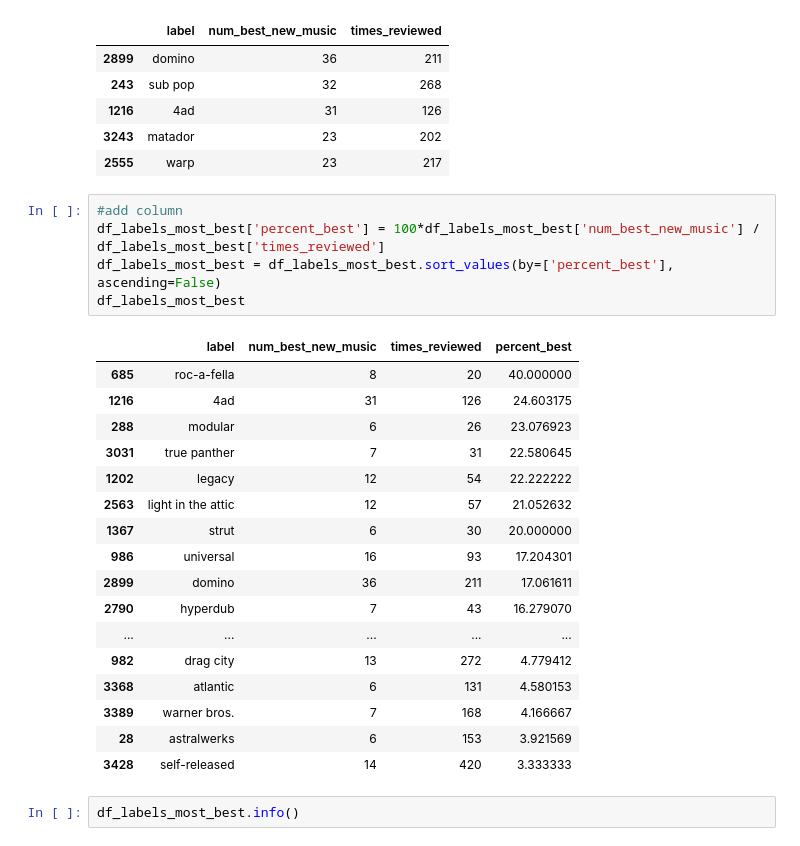
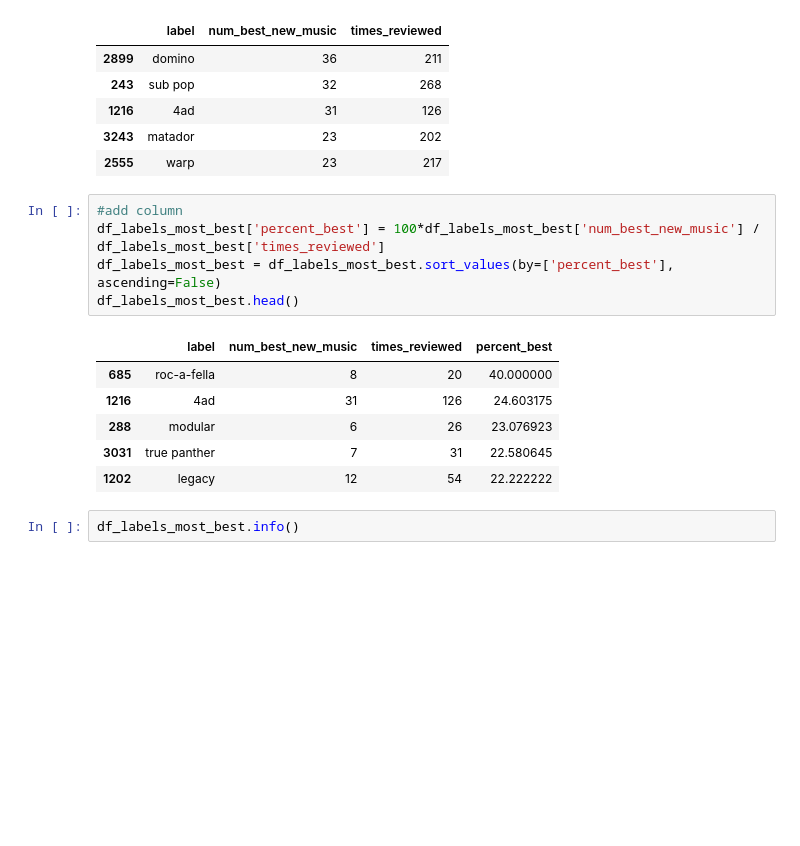
Before and after one commit to tsgreenwood-flatiron-data-science/mod2_final_project, a Jupyter notebook: folkenstein_nk.ipynb, the cells around one changed output. Saved outputs shown, nothing was run; the diff lists cells and outputs as text; blank space fills up the shorter version.

```diff
--- a/folkenstein_nk.ipynb
+++ b/folkenstein_nk.ipynb
@@ -514,26 +507,15 @@ df_labels_most_best.head()
 # %%
 #add column
 df_labels_most_best['percent_best'] = 100*df_labels_most_best['num_best_new_music'] / df_labels_most_best['times_reviewed']
 df_labels_most_best = df_labels_most_best.sort_values(by=['percent_best'], ascending=False)
-df_labels_most_best
+df_labels_most_best.head()
 # %% [output]
 |  | label | num_best_new_music | times_reviewed | percent_best |
 | 685 | roc-a-fella | 8 | 20 | 40.000000 |
 | 1216 | 4ad | 31 | 126 | 24.603175 |
 | 288 | modular | 6 | 26 | 23.076923 |
 | 3031 | true panther | 7 | 31 | 22.580645 |
 | 1202 | legacy | 12 | 54 | 22.222222 |
-| 2563 | light in the attic | 12 | 57 | 21.052632 |
-| 1367 | strut | 6 | 30 | 20.000000 |
-| 986 | universal | 16 | 93 | 17.204301 |
-| 2899 | domino | 36 | 211 | 17.061611 |
-| 2790 | hyperdub | 7 | 43 | 16.279070 |
-| ... | ... | ... | ... | ... |
-| 982 | drag city | 13 | 272 | 4.779412 |
-| 3368 | atlantic | 6 | 131 | 4.580153 |
-| 3389 | warner bros. | 7 | 168 | 4.166667 |
-| 28 | astralwerks | 6 | 153 | 3.921569 |
-| 3428 | self-released | 14 | 420 | 3.333333 |
 # %%
 df_labels_most_best.info()
 # %% [output]
```
Also changed, not shown: parts of 76 cells of this notebook, 2 other files.
